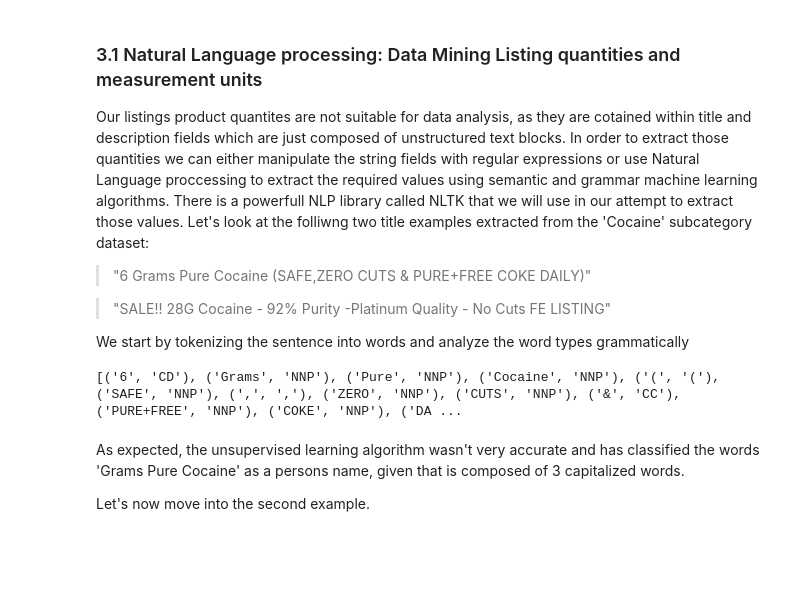
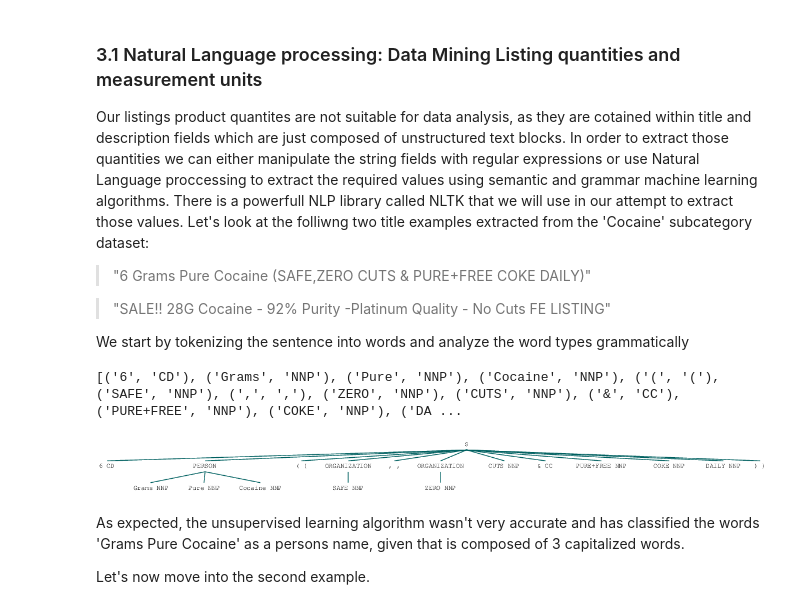
Before and after one commit to mauromsl/dark_web_datamining, a Jupyter notebook: python_src/python_analysis.ipynb, the cells around one changed output. Drawn from its saved outputs; the diff is of its cells as text; code cells hidden in the pictures; blank space fills up the shorter version.

```diff
--- a/python_src/python_analysis.ipynb
+++ b/python_src/python_analysis.ipynb
@@ -339,7 +342,9 @@ print (tagged)
 # %%
 named_entities = nltk.ne_chunk(tagged)
 named_entities
-named_entities.draw()
+#named_entities.draw()
+# %% [output]
+[figure, added]
 # %% [markdown]
 As expected, the unsupervised learning algorithm wasn't very accurate and has classified the words 'Grams Pure Cocaine' as a persons name, given that is composed of 3 capitalized words.
 
```
Also changed, not shown: parts of 22 cells of this notebook.
